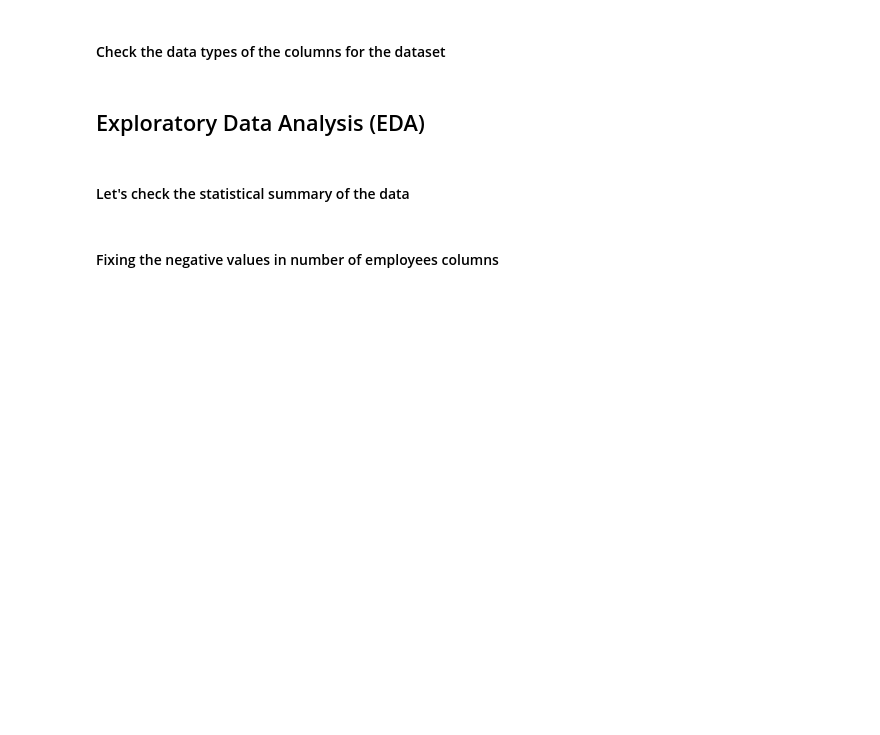
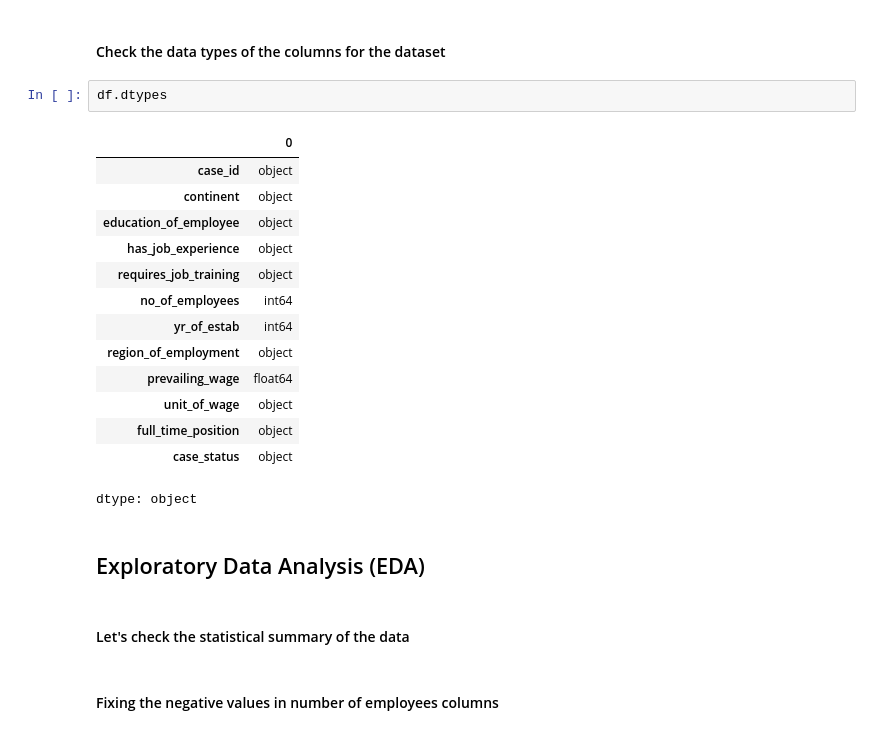
Before and after one commit to rahulmakwana32/30_Days_Machine_Learning, a Jupyter notebook: EasyVisa_fullcode.ipynb, the cells around one changed output. Drawn from its saved outputs; the diff is of its cells as text; blank space fills up the shorter version.

```diff
--- a/EasyVisa_fullcode.ipynb
+++ b/EasyVisa_fullcode.ipynb
@@ -66,5 +103,22 @@ The data contains the different attributes of employee and the employer. The det
 # %% [markdown]
 #### Check the data types of the columns for the dataset
+# %%
+df.dtypes
+# %% [output]
+|  | 0 |
+| case_id | object |
+| continent | object |
+| education_of_employee | object |
+| has_job_experience | object |
+| requires_job_training | object |
+| no_of_employees | int64 |
+| yr_of_estab | int64 |
+| region_of_employment | object |
+| prevailing_wage | float64 |
+| unit_of_wage | object |
+| full_time_position | object |
+| case_status | object |
+dtype: object
 # %% [markdown]
 ## Exploratory Data Analysis (EDA)
 # %% [markdown]
```
Also changed, not shown: parts of 5 cells of this notebook.
